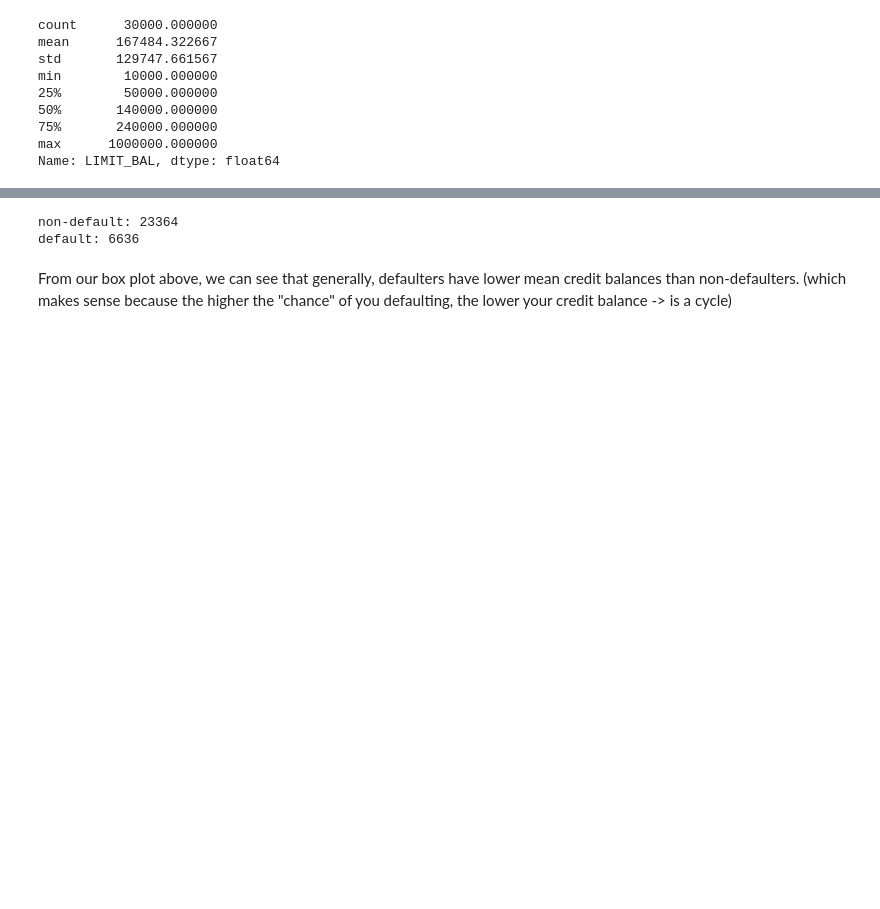
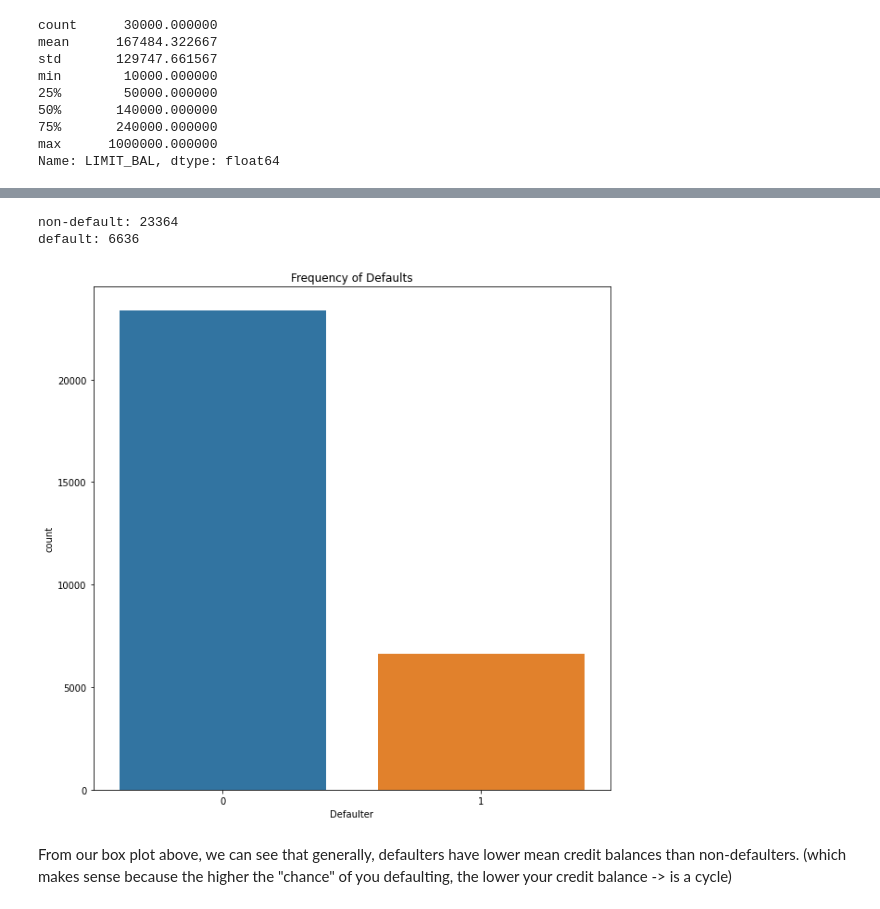
Before and after one commit to elvern18/Credit-Card-Default, a Jupyter notebook: BT2103 Project.ipynb, the cells around one changed output, grey strips where cells are left out. Saved outputs shown, nothing was run; the diff lists cells and outputs as text; code cells hidden in the pictures; blank space fills up the shorter version.

```diff
--- a/BT2103 Project.ipynb
+++ b/BT2103 Project.ipynb
@@ -304,13 +316,15 @@ Text(0.5, 1.0, 'Credit Distribution')
 # %%
 ## Count plot
 plt.figure(figsize=(10,10))
 
 sns.countplot(x="Defaulter", data = df)
+plt.title("Frequency of Defaults")
 print('non-default:', len(df.Defaulter) - sum(df.Defaulter))
 print('default:', sum(df.Defaulter))
 # %% [output]
 non-default: 23364
 default: 6636
+[figure, added]
 # %% [markdown]
 From our box plot above, we can see that generally, defaulters have lower mean credit balances than non-defaulters. (which makes sense because the higher the "chance" of you defaulting, the lower your credit balance -> is a cycle)
 # %% [markdown]
```
Also changed, not shown: parts of 38 cells of this notebook.
